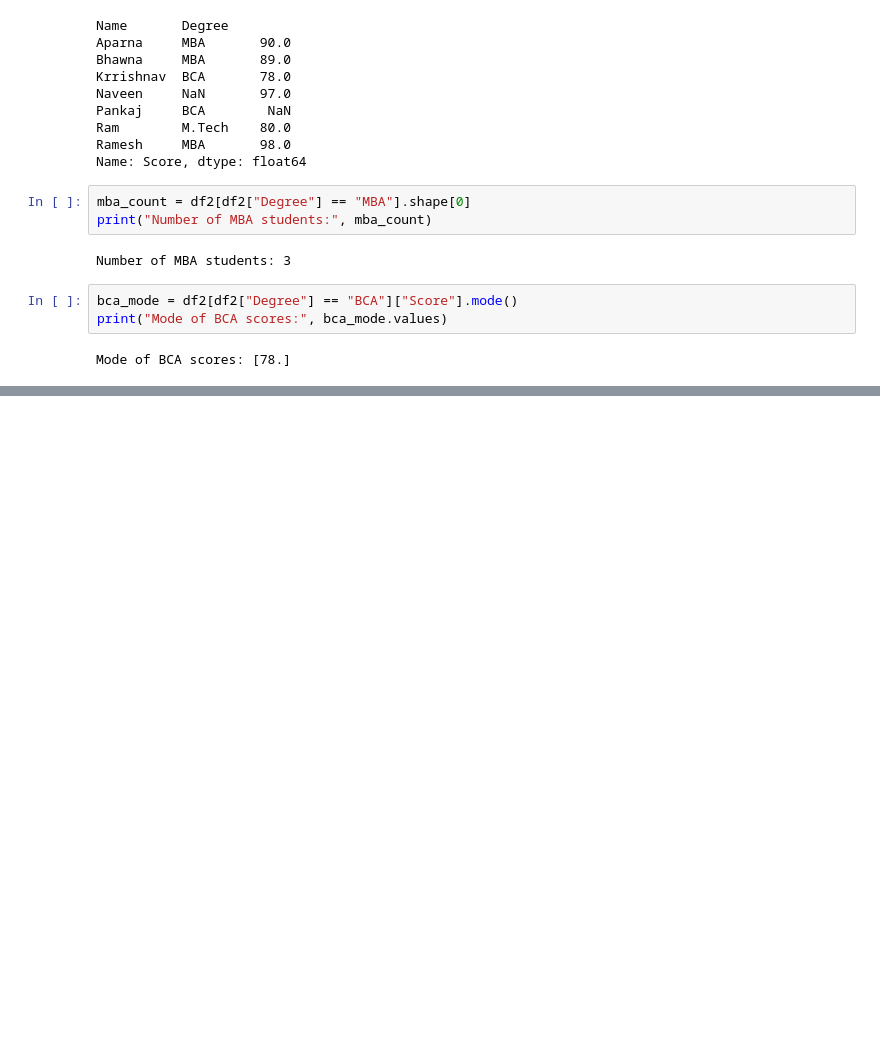
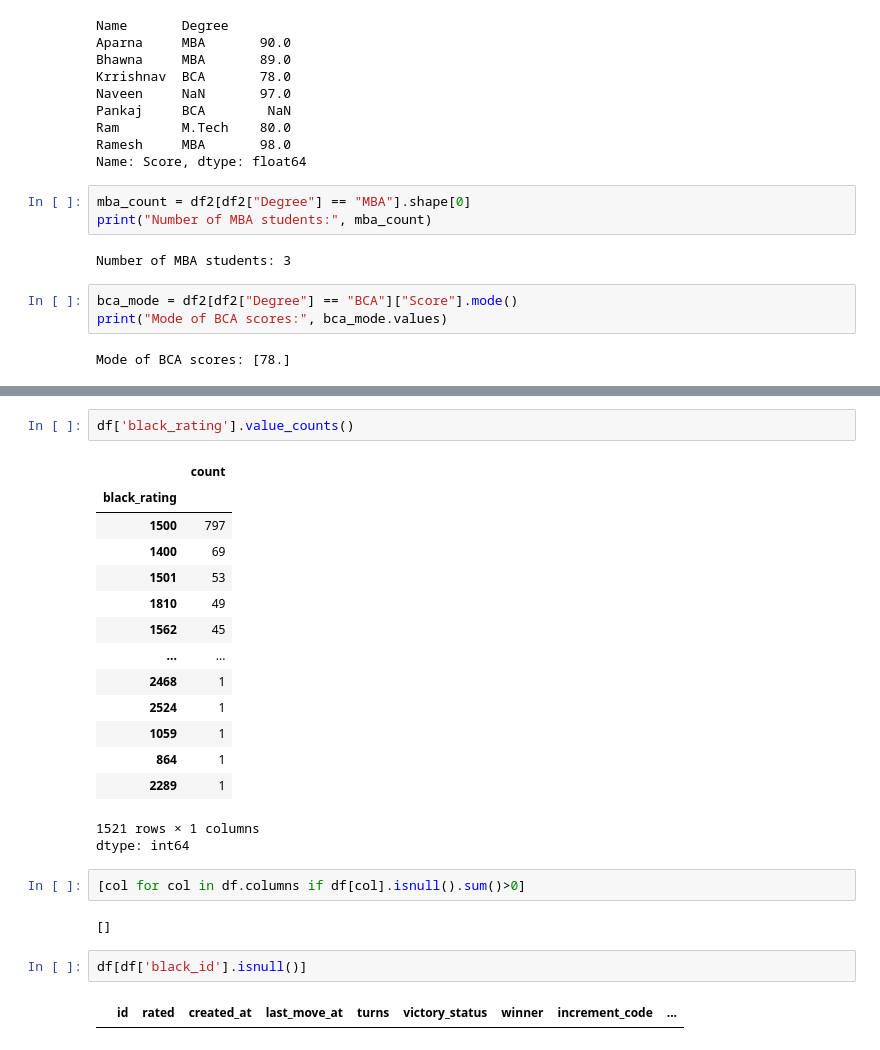
Before and after one commit to PochampellyDeekshitha/MachineLearning, a Jupyter notebook: MachineLearning.ipynb, the cells around one changed output, grey strips where cells are left out. Drawn from its saved outputs; the diff is of its cells as text; blank space fills up the shorter version.

```diff
--- a/MachineLearning.ipynb
+++ b/MachineLearning.ipynb
@@ -394,0 +500,26 @@ Mode of BCA scores: [78.]
+# %%
+df['black_rating'].value_counts()
+# %% [output]
+|  | count |
+| black_rating |  |
+| 1500 | 797 |
+| 1400 | 69 |
+| 1501 | 53 |
+| 1810 | 49 |
+| 1562 | 45 |
+| ... | ... |
+| 2468 | 1 |
+| 2524 | 1 |
+| 1059 | 1 |
+| 864 | 1 |
+| 2289 | 1 |
+1521 rows × 1 columns
+dtype: int64
+# %%
+[col for col in df.columns if df[col].isnull().sum()>0]
+# %% [output]
+[]
+# %%
+df[df['black_id'].isnull()]
+# %% [output]
+|  | id | rated | created_at | last_move_at | turns | victory_status | winner | increment_code | ... |
```
Also changed, not shown: parts of 30 cells of this notebook.
